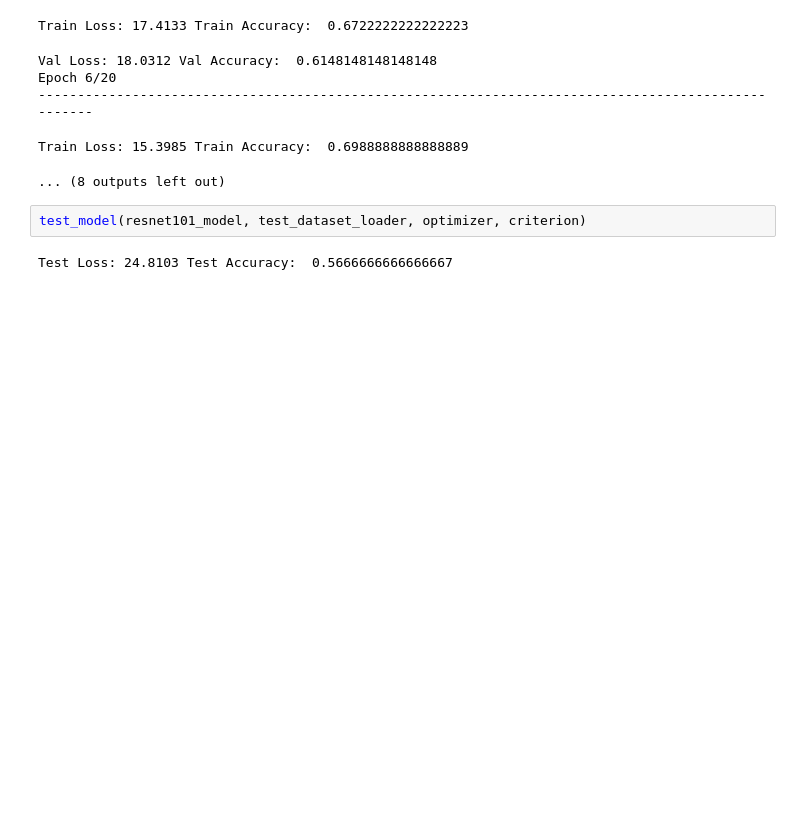
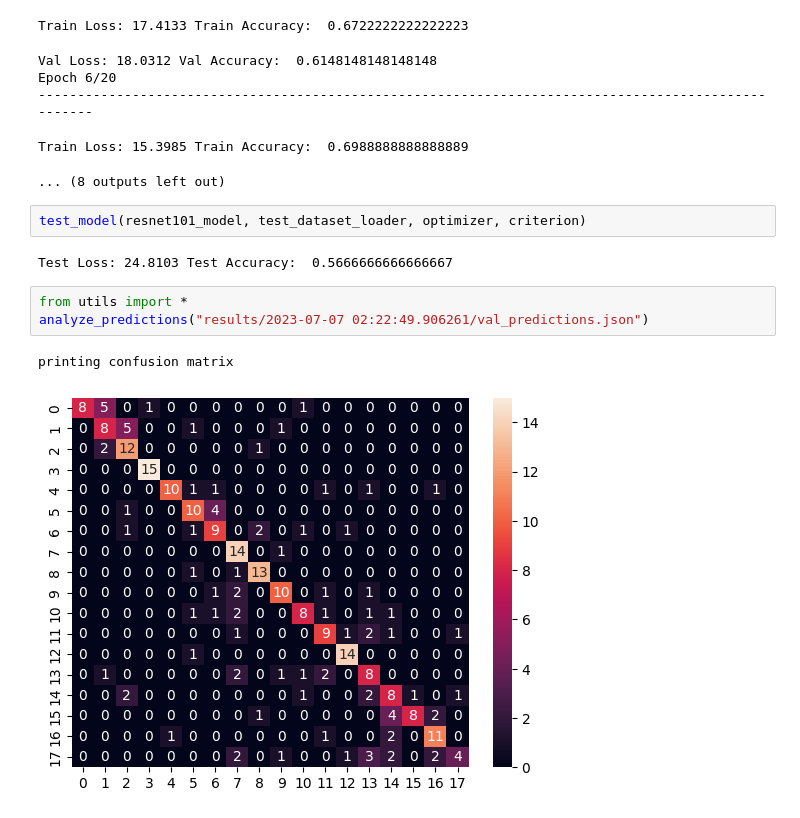
Before and after one commit to aditi098/CuneiformDating, a Jupyter notebook: image_classification/newExperiments/main.ipynb, the cells around one changed output. Cells and saved outputs as stored; diff of their text form; blank space fills up the shorter version.

Commit message:
save preds and add visualization

```diff
--- a/image_classification/newExperiments/main.ipynb
+++ b/image_classification/newExperiments/main.ipynb
@@ -95,3 +95,9 @@ Train Loss: 15.3985 Train Accuracy:  0.6988888888888889
 test_model(resnet101_model, test_dataset_loader, optimizer, criterion)
 # %% [output]
 Test Loss: 24.8103 Test Accuracy:  0.5666666666666667
+# %%
+from utils import *
+analyze_predictions("results/2023-07-07 02:22:49.906261/val_predictions.json")
+# %% [output]
+printing confusion matrix
+[figure, added]
```
Also changed, not shown: 3 other files.
